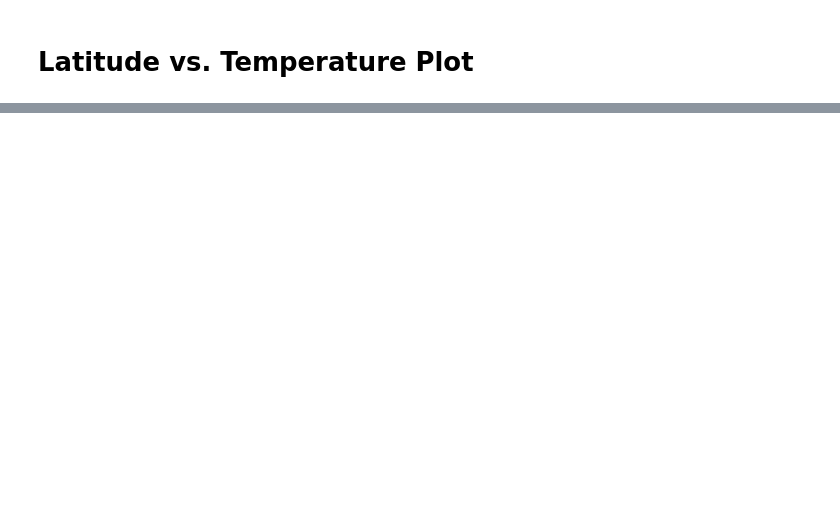
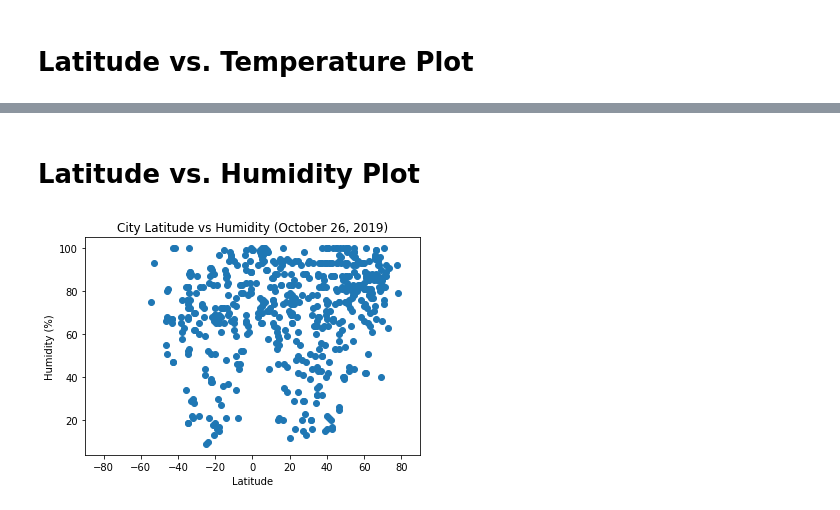
Before and after one commit to jherberg462/python-api-challenge, a Jupyter notebook: WeatherPy/main.ipynb, the cells around one changed output, grey strips where cells are left out. Cells and saved outputs as stored; diff of their text form; code cells hidden in the pictures; blank space fills up the shorter version.

```diff
--- a/WeatherPy/main.ipynb
+++ b/WeatherPy/main.ipynb
@@ -145,0 +146,13 @@ plt.show()
+# %% [markdown]
+# Latitude vs. Humidity Plot
+# %%
+#create scatter plot comparing city latitude to humidity for current date
+plt.scatter(df['Latitude'], df['Humidity'])
+plt.title(f'City Latitude vs Humidity ({ddate})') #set title
+plt.ylabel('Humidity (%)') #set y axix
+plt.xlabel('Latitude') # set x axis
+plt.xlim(lat_range)
+plt.ylim((min(df['Humidity']) - 5), max(df['Humidity']) + 5)
+plt.show()
+# %% [output]
+[figure, added]
```
Also changed, not shown: parts of 9 cells of this notebook, 1 other file.
